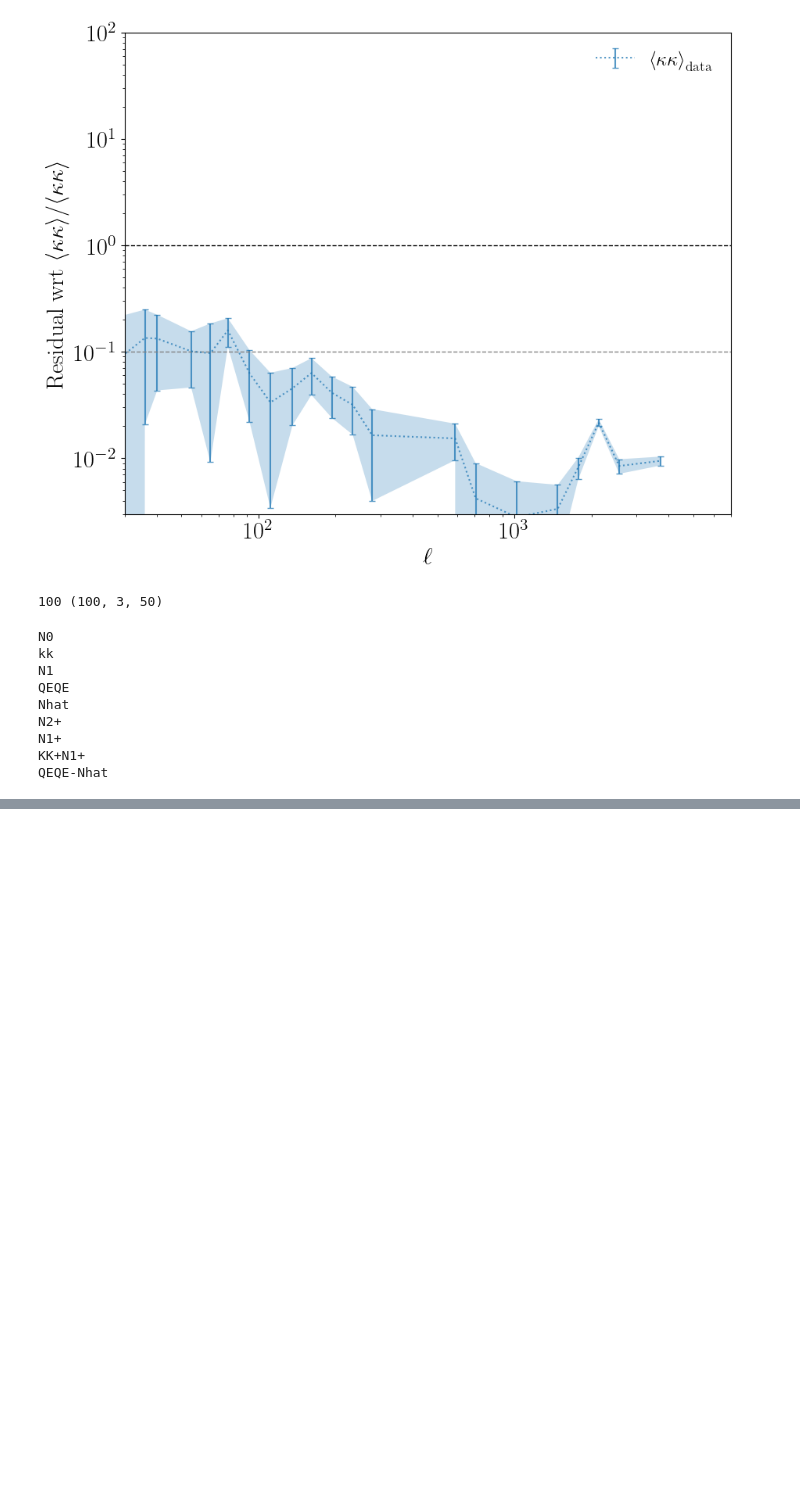
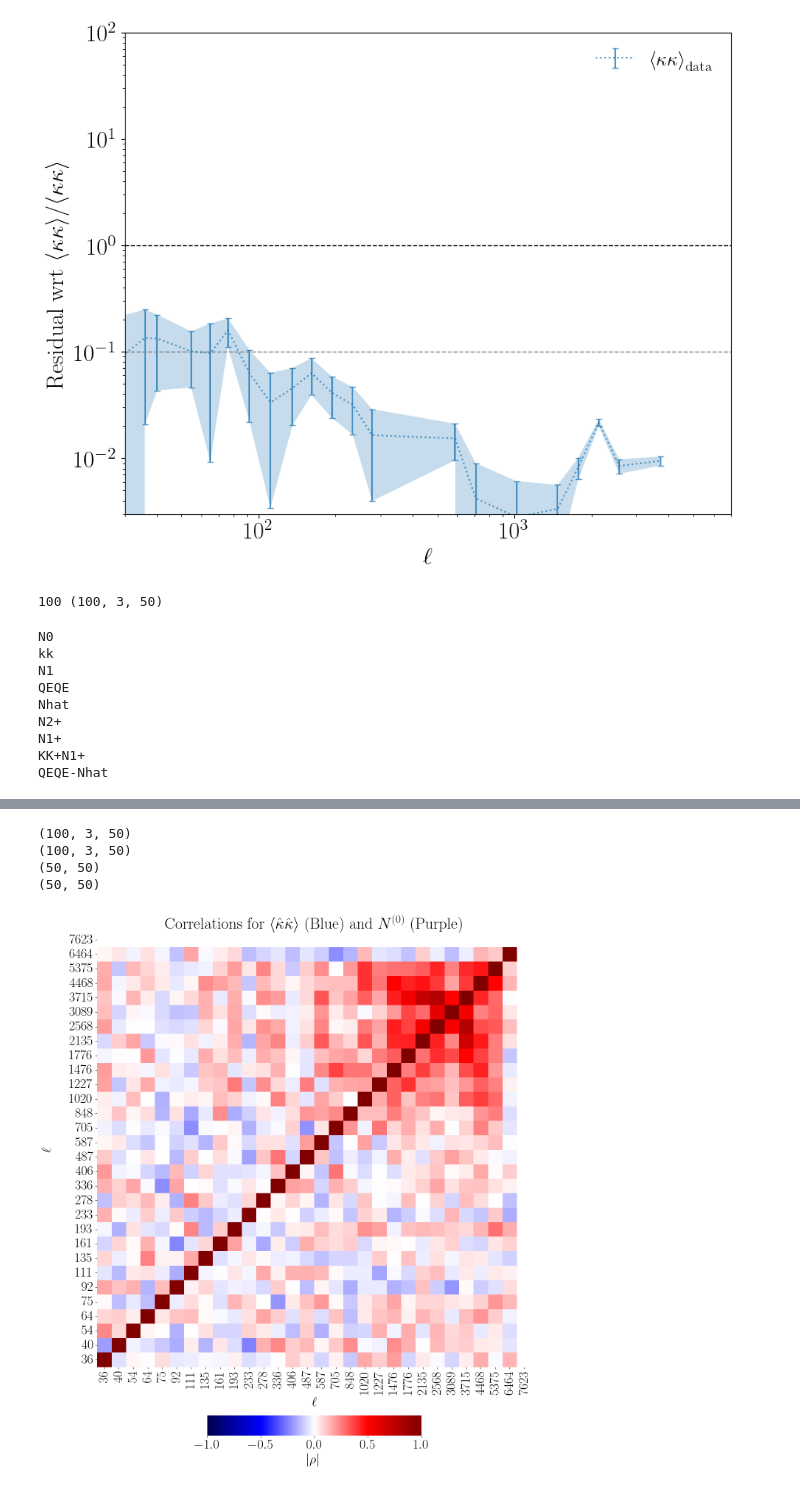
Before and after one commit to DelonShen/LensQuEst, a Jupyter notebook: dev/gen_estimators_unmasked_aux.ipynb, the cells around one changed output, grey strips where cells are left out. Cells and saved outputs as stored; diff of their text form; code cells hidden in the pictures; blank space fills up the shorter version.

```diff
--- a/dev/gen_estimators_unmasked_aux.ipynb
+++ b/dev/gen_estimators_unmasked_aux.ipynb
@@ -763,0 +762,8 @@ corr_gen(['KK+N1+', 'QEQE-Nhat'], 'KKpN1p_QEQEmNhat')
+# %%
+corr_gen(['QEQE', 'N0'], 'QEQE_N0')
+# %% [output]
+(100, 3, 50)
+(100, 3, 50)
+(50, 50)
+(50, 50)
+[figure, added]
```
Also changed, not shown: parts of 10 cells of this notebook, 11 other files.
